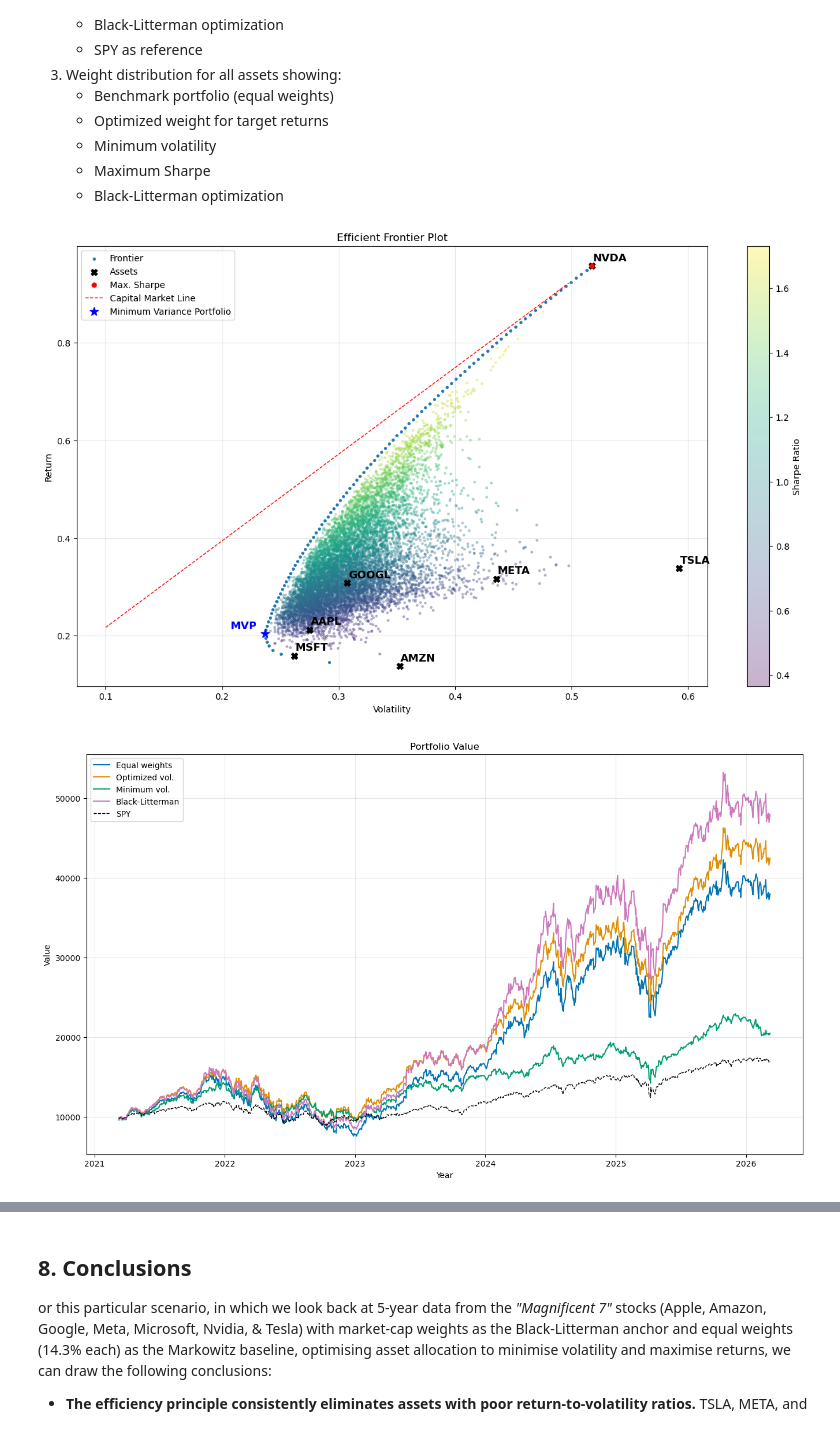
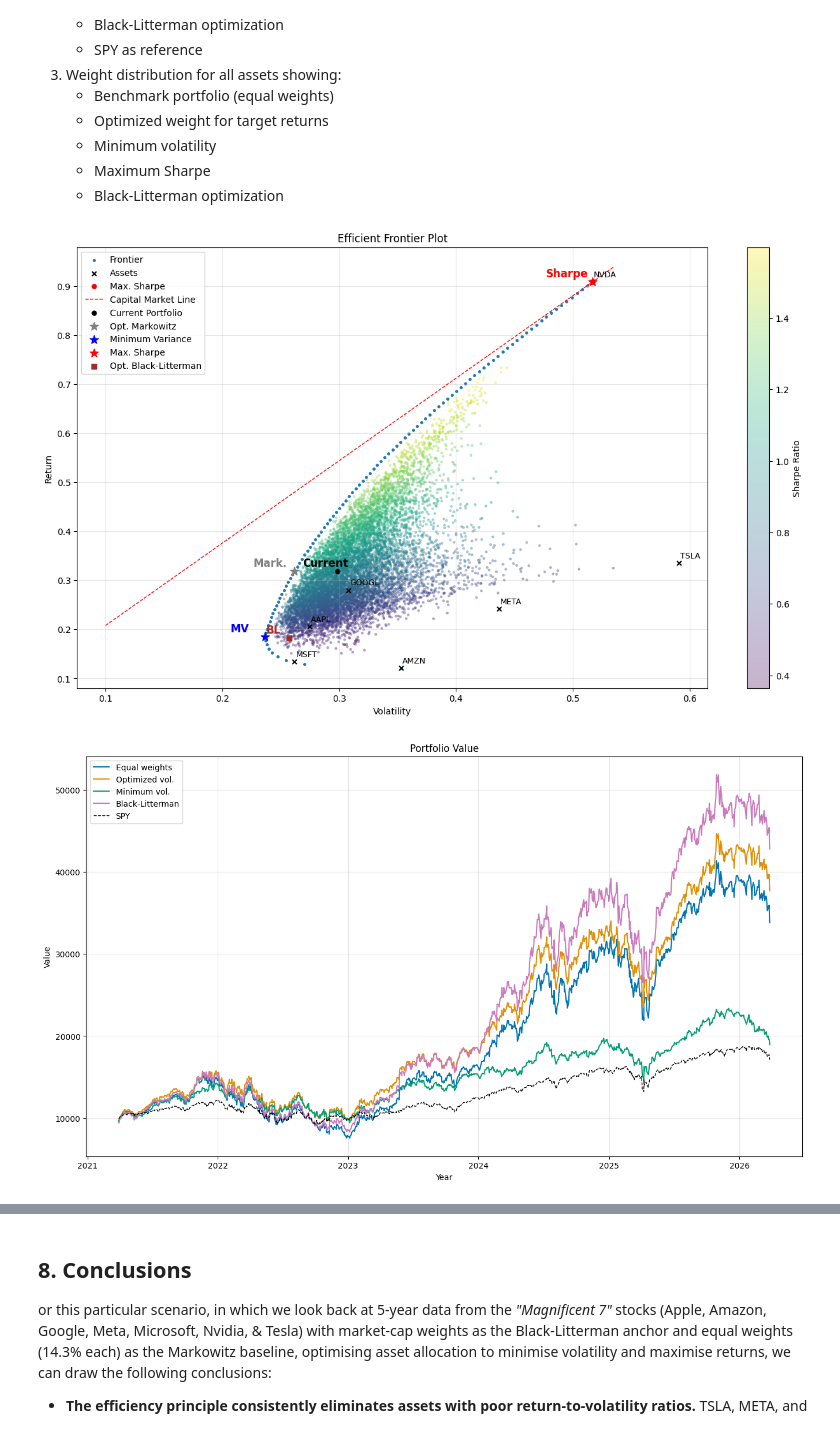
Before and after one commit to wveratudela/quant-research, a Jupyter notebook: Q3_portfolio_optimization/Q3_notebook.ipynb, the cells around one changed output, grey strips where cells are left out. Saved outputs shown, nothing was run; the diff lists cells and outputs as text; code cells hidden in the pictures.

```diff
--- a/Q3_portfolio_optimization/Q3_notebook.ipynb
+++ b/Q3_portfolio_optimization/Q3_notebook.ipynb
@@ -89,11 +89,11 @@ start = end - pd.DateOffset(years=period)
 
 tickers = ['AAPL', 'MSFT', 'NVDA', 'AMZN', 'GOOGL', 'META', 'TSLA']
 
-dataM7 = fetch_portfolio_data(tickers, start, end)
+dataM7, _ = fetch_portfolio_data(tickers, start, end)
 assets = dataM7.columns.tolist() #tickers sorted in alphabetical order, use this from now on
 capsM7 = market_cap(tickers)
 
-dataS = fetch_portfolio_data('SPY', start, end)
+dataS, _ = fetch_portfolio_data('SPY', start, end)
 
 # display(dataM7.describe())
 # %%
@@ -330,35 +330,47 @@ Three main plots are show summarizing our findings:
 # %%
 plt.figure(figsize=(16, 9))
 colors = sns.color_palette("colorblind")
 
 plt.scatter(frontier_volatilities, frontier_returns, s=25, marker='.', label='Frontier')
 
 plt.scatter(sim_vols, sim_returns, c=sim_sharpes, cmap='viridis', alpha=0.3, s=5)
 plt.colorbar(label='Sharpe Ratio')
 
-plt.scatter(sigma_annual, mu_annual, s=50, c='k', marker='X', label='Assets')
+plt.scatter(sigma_annual, mu_annual, s=25, c='k', marker='x', label='Assets')
 for asset in assets:
-    plt.annotate(asset, (sigma_annual[asset]+0.001, mu_annual[asset]+0.01),fontweight='bold',fontsize=12)
+    plt.annotate(asset, (sigma_annual[asset]+0.001, mu_annual[asset]+0.01),fontsize=9, c='k')
 
 plt.scatter(sharpe_vol, sharpe_ret, s=25, c='r', marker='o', label='Max. Sharpe')
 
 # CML: from (0, rf) through (sharpe_vol, sharpe_ret)
 cml_x = np.linspace(0.1, max(sim_vols), 100)
 cml_y = 0.04 + (sharpe_ret - 0.04) / sharpe_vol * cml_x
 plt.plot(cml_x, cml_y, 'r--', linewidth=1, label='Capital Market Line')
 
-plt.scatter(min_vol, min_ret, s=100, c='b', marker='*', label='Minimum Variance Portfolio')
-plt.annotate('MVP', (min_vol-0.03, min_ret+0.01),fontweight='bold',fontsize=12, color='b')
+plt.scatter(vol_equal, ret_equal, s=100, c='k', marker='.', label='Current Portfolio')
+plt.annotate('Current', (vol_equal-0.03, ret_equal+0.01),fontweight='bold',fontsize=12, color='k')
+
+plt.scatter(vol_optimized, ret_equal, s=100, c='gray', marker='*', label='Opt. Markowitz')
+plt.annotate('Mark.', (vol_optimized-0.035, ret_equal+0.01),fontweight='bold',fontsize=12, color='gray')
+
+plt.scatter(min_vol, min_ret, s=100, c='b', marker='*', label='Minimum Variance')
+plt.annotate('MV', (min_vol-0.03, min_ret+0.01),fontweight='bold',fontsize=12, color='b')
+
+plt.scatter(sharpe_vol, sharpe_ret, s=100, c='r', marker='*', label='Max. Sharpe')
+plt.annotate('Sharpe', (sharpe_vol-0.04, sharpe_ret+0.01),fontweight='bold',fontsize=12, color='r')
+
+plt.scatter(vol_optimized_BL, ret_market, s=40, c='brown', marker='s', label='Opt. Black-Litterman')
+plt.annotate('BL', (vol_optimized_BL-0.02, ret_market+0.01),fontweight='bold',fontsize=12, color='brown')
 
 plt.grid(True, alpha=0.3)
 plt.xlabel('Volatility')
 plt.ylabel('Return')
 plt.legend()
 
 plt.title('Efficient Frontier Plot')
 plt.show()
 # %% [output]
-[figure, old version]
+[figure, new version]
 # %%
 port_value_sp = portfolio_value(starting_capital, dataS, 1)
 
@@ -382,7 +394,7 @@ plt.grid(True, alpha=0.3)
 plt.legend()
 plt.show()
 # %% [output]
-[figure, old version]
+[figure, new version]
 # %%
 weights_df = pd.DataFrame({
     "Equal": w_equal,
```
Also changed, not shown: parts of 7 cells of this notebook, 5 other files.
